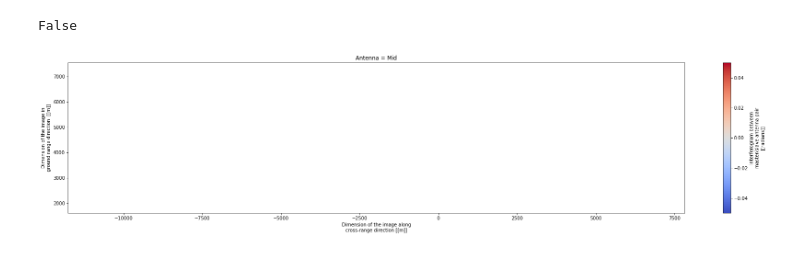
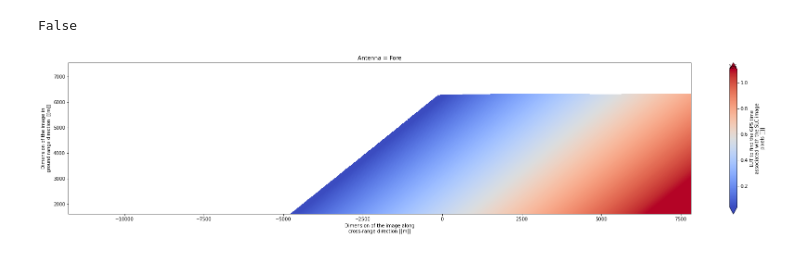
Before and after one commit to ACHMartin/seastar_project, a Jupyter notebook: Issue 221.ipynb, the cells around one changed output. Drawn from its saved outputs; the diff is of its cells as text; code cells hidden in the pictures.

```diff
--- a/Issue 221.ipynb
+++ b/Issue 221.ipynb
@@ -17,7 +18,8 @@ import os
 # %%
 # Data load and pre-processing
 version = 'v20221104'
-oscar_path = "D:\\data\\SEASTAR\\SEASTARex\\Data\\Metasensing\\OSCAR\\May22_full_precompute\\"
+#oscar_path = "D:\\data\\SEASTAR\\SEASTARex\\Data\\Metasensing\\OSCAR\\May22_full_precompute\\"
+oscar_path = "D:\\data\\oscar\\v20221104\\matlab-pre-processed\\"
 
 file_time_triplets = ss.utils.tools.find_file_triplets(oscar_path)
 
@@ -54,10 +56,11 @@ for track in ['Track_13']:
     antenna_ident = ss.utils.tools.identify_antenna_location_from_filename(oscar_path, file_time_triplets[file_index][1])
 
     ds = ss.oscar.level1.fill_missing_variables(ds, antenna_ident)
-    #ds = fill_missing_variables(ds, antenna_ident)
+    ds = fill_missing_variables(ds, antenna_ident)
     print('Processing file index',file_index)
     #L1 processing
     for i in list(ds.keys()):
+        ds[i] = remove_dummy_values(ds[i], dummy_val=int(ds[i].Dummy.data))
         ds[i] = ss.oscar.level1.check_antenna_polarization(ds[i])
         ds[i] = ss.oscar.level1.compute_multilooking_Master_Slave(ds[i], window=7)
         ds[i]['Baseline'] = ss.oscar.level1.compute_antenna_baseline(0.2)
@@ -66,6 +69,7 @@ for track in ['Track_13']:
         ds[i] = ss.oscar.level1.compute_radial_surface_velocity(ds[i])
     #Build L1 dataset
     dsl1[track] = ss.oscar.level1.merge_beams(ds, antenna_ident)
+    #dsl1[track] = remove_dummy_values(dsl1[track])
 # %% [output]
 OSCAR L1 processing - version v20221104
 -------------------
@@ -103,6 +98,7 @@ for var in dsl1['Track_13'].data_vars:
         bad_val = dsl1['Track_13'][var].data == -9999
         if np.sum(bad_val) > 0:
             print(var)
-            if var != 'Dummy' :
-                dsl1['Track_13'][var].data[bad_val] = np.NaN
+            #if dsl1['Track_13'][var].dtype == 'int32':
+            dsl1['Track_13'][var] = dsl1['Track_13'][var].where(~bad_val, np.NaN)
+            #dsl1['Track_13'][var].data[bad_val] = np.nan
 # %% [output]
@@ -210,13 +210,13 @@ ax2 = ds[mid_id].SigmaImageSingleLookRealPartSlave.plot(figsize=(30, 6),
                         cmap='coolwarm',
                       )
 # %%
-ax2 = dsl1['Track_13'].Interferogram.sel(Antenna='Mid').plot(figsize=(30, 6),
+ax2 = dsl1['Track_13'].OrbitImage.sel(Antenna='Fore').plot(figsize=(30, 6),
                         y='GroundRange', x='CrossRange',
                         robust=True,
                         cmap='coolwarm',
 
                       )
 # %% [output]
-[figure, old version]
+[figure, new version]
 # %%
 ds[mid_id].SigmaImageSingleLookRealPartSlave.sel(CrossRange=0).plot(x='GroundRange')
```
Also changed, not shown: parts of 7 cells of this notebook, 2 other files.
